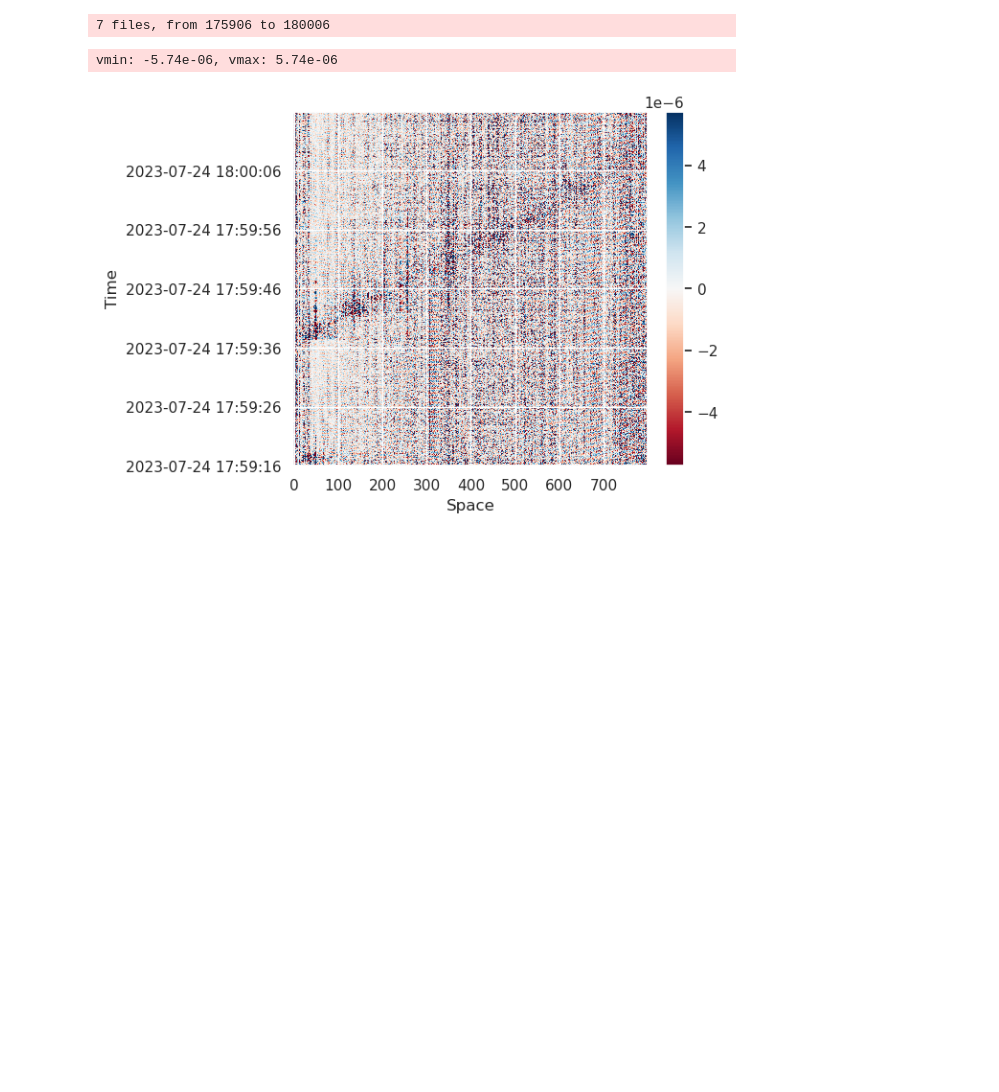
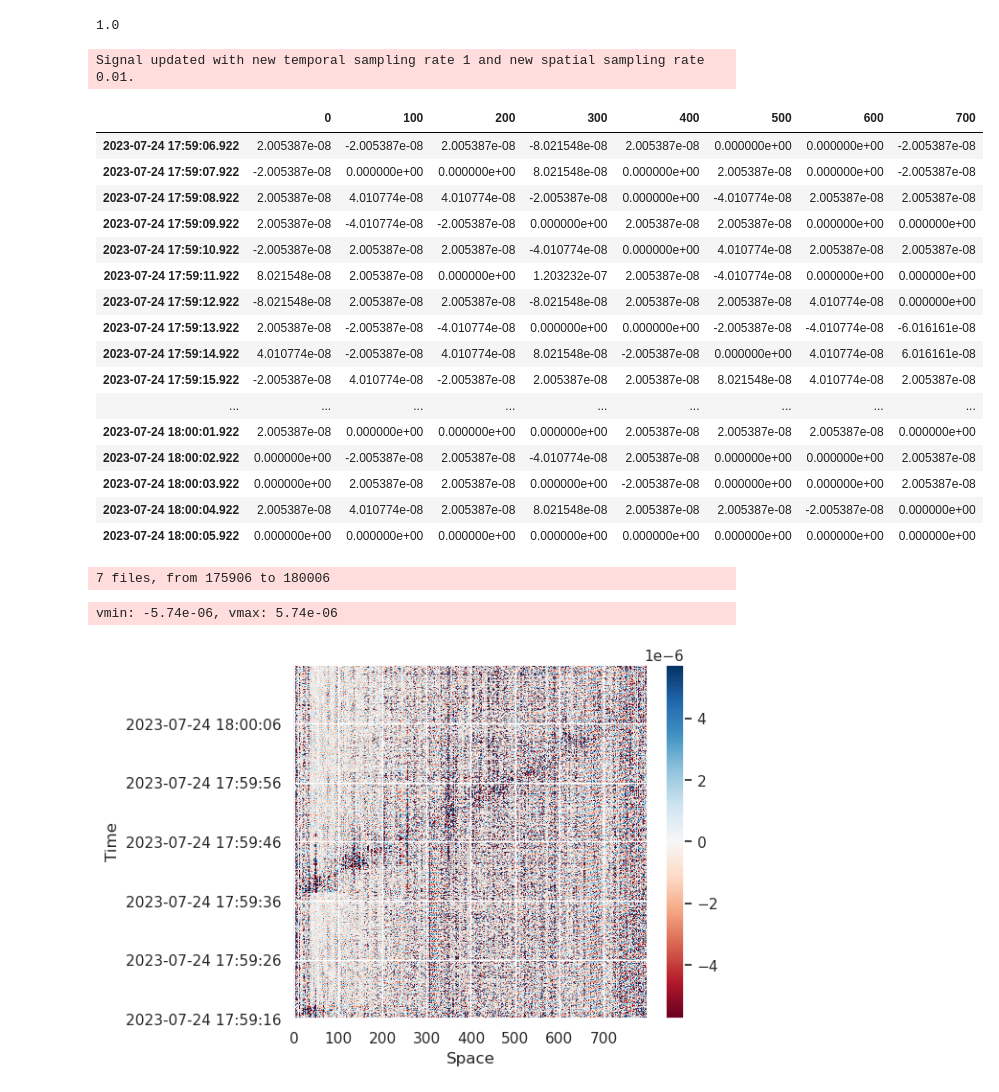
Before and after one commit to truongphanduykhanh/dasly, a Jupyter notebook: notebooks/00.0-khanhtruong-test.ipynb, the cells around one changed output. Cells and saved outputs as stored; diff of their text form; code cells hidden in the pictures; blank space fills up the shorter version.

```diff
--- a/notebooks/00.0-khanhtruong-test.ipynb
+++ b/notebooks/00.0-khanhtruong-test.ipynb
@@ -50,3 +80,32 @@ vmin: -5.88e-06, vmax: 5.88e-06
+# %%
+(a == b).sum().sum() / (a.shape[0] * a.shape[1])
+# %% [output]
+1.0
+# %%
+das.reset()
+das.sample(seconds=1, meters=100, agg_func=np.median)
+# %% [output]
+Signal updated with new temporal sampling rate 1 and new spatial sampling rate 0.01.
+# %%
+das.signal
+# %% [output]
+|  | 0 | 100 | 200 | 300 | 400 | 500 | 600 | 700 |
+| 2023-07-24 17:59:06.922 | 2.005387e-08 | -2.005387e-08 | 2.005387e-08 | -8.021548e-08 | 2.005387e-08 | 0.000000e+00 | 0.000000e+00 | -2.005387e-08 |
+| 2023-07-24 17:59:07.922 | -2.005387e-08 | 0.000000e+00 | 0.000000e+00 | 8.021548e-08 | 0.000000e+00 | 2.005387e-08 | 0.000000e+00 | -2.005387e-08 |
+| 2023-07-24 17:59:08.922 | 2.005387e-08 | 4.010774e-08 | 4.010774e-08 | -2.005387e-08 | 0.000000e+00 | -4.010774e-08 | 2.005387e-08 | 2.005387e-08 |
+| 2023-07-24 17:59:09.922 | 2.005387e-08 | -4.010774e-08 | -2.005387e-08 | 0.000000e+00 | 2.005387e-08 | 2.005387e-08 | 0.000000e+00 | 0.000000e+00 |
+| 2023-07-24 17:59:10.922 | -2.005387e-08 | 2.005387e-08 | 2.005387e-08 | -4.010774e-08 | 0.000000e+00 | 4.010774e-08 | 2.005387e-08 | 2.005387e-08 |
+| 2023-07-24 17:59:11.922 | 8.021548e-08 | 2.005387e-08 | 0.000000e+00 | 1.203232e-07 | 2.005387e-08 | -4.010774e-08 | 0.000000e+00 | 0.000000e+00 |
+| 2023-07-24 17:59:12.922 | -8.021548e-08 | 2.005387e-08 | 2.005387e-08 | -8.021548e-08 | 2.005387e-08 | 2.005387e-08 | 4.010774e-08 | 0.000000e+00 |
+| 2023-07-24 17:59:13.922 | 2.005387e-08 | -2.005387e-08 | -4.010774e-08 | 0.000000e+00 | 0.000000e+00 | -2.005387e-08 | -4.010774e-08 | -6.016161e-08 |
+| 2023-07-24 17:59:14.922 | 4.010774e-08 | -2.005387e-08 | 4.010774e-08 | 8.021548e-08 | -2.005387e-08 | 0.000000e+00 | 4.010774e-08 | 6.016161e-08 |
+| 2023-07-24 17:59:15.922 | -2.005387e-08 | 4.010774e-08 | -2.005387e-08 | 2.005387e-08 | 2.005387e-08 | 8.021548e-08 | 4.010774e-08 | 2.005387e-08 |
+| ... | ... | ... | ... | ... | ... | ... | ... | ... |
+| 2023-07-24 18:00:01.922 | 2.005387e-08 | 0.000000e+00 | 0.000000e+00 | 0.000000e+00 | 2.005387e-08 | 2.005387e-08 | 2.005387e-08 | 0.000000e+00 |
+| 2023-07-24 18:00:02.922 | 0.000000e+00 | -2.005387e-08 | 2.005387e-08 | -4.010774e-08 | 2.005387e-08 | 0.000000e+00 | 0.000000e+00 | 2.005387e-08 |
+| 2023-07-24 18:00:03.922 | 0.000000e+00 | 2.005387e-08 | 2.005387e-08 | 0.000000e+00 | -2.005387e-08 | 0.000000e+00 | 0.000000e+00 | 2.005387e-08 |
+| 2023-07-24 18:00:04.922 | 2.005387e-08 | 4.010774e-08 | 2.005387e-08 | 8.021548e-08 | 2.005387e-08 | 2.005387e-08 | -2.005387e-08 | 0.000000e+00 |
+| 2023-07-24 18:00:05.922 | 0.000000e+00 | 0.000000e+00 | 0.000000e+00 | 0.000000e+00 | 0.000000e+00 | 0.000000e+00 | 0.000000e+00 | 0.000000e+00 |
 # %%
 das = das_master.Dasly()
 das.load_data(
```
Also changed, not shown: parts of 7 cells of this notebook, 7 other files.
